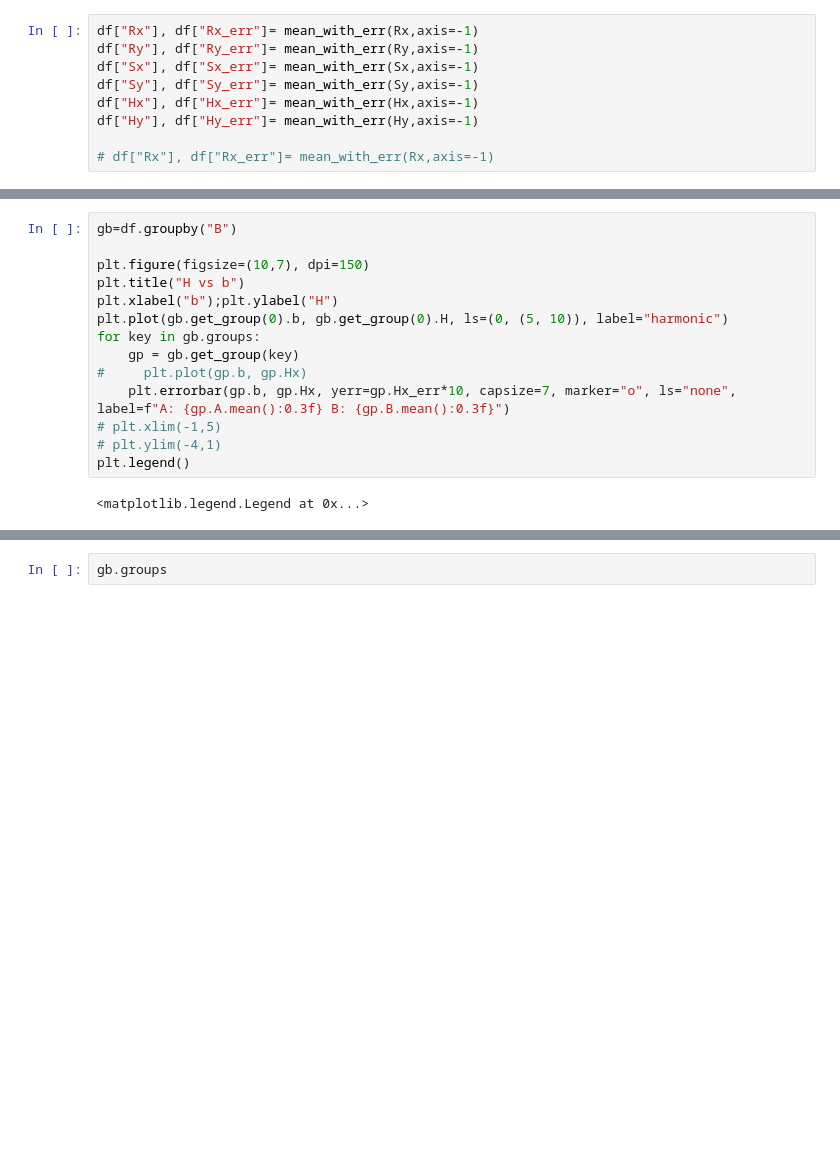
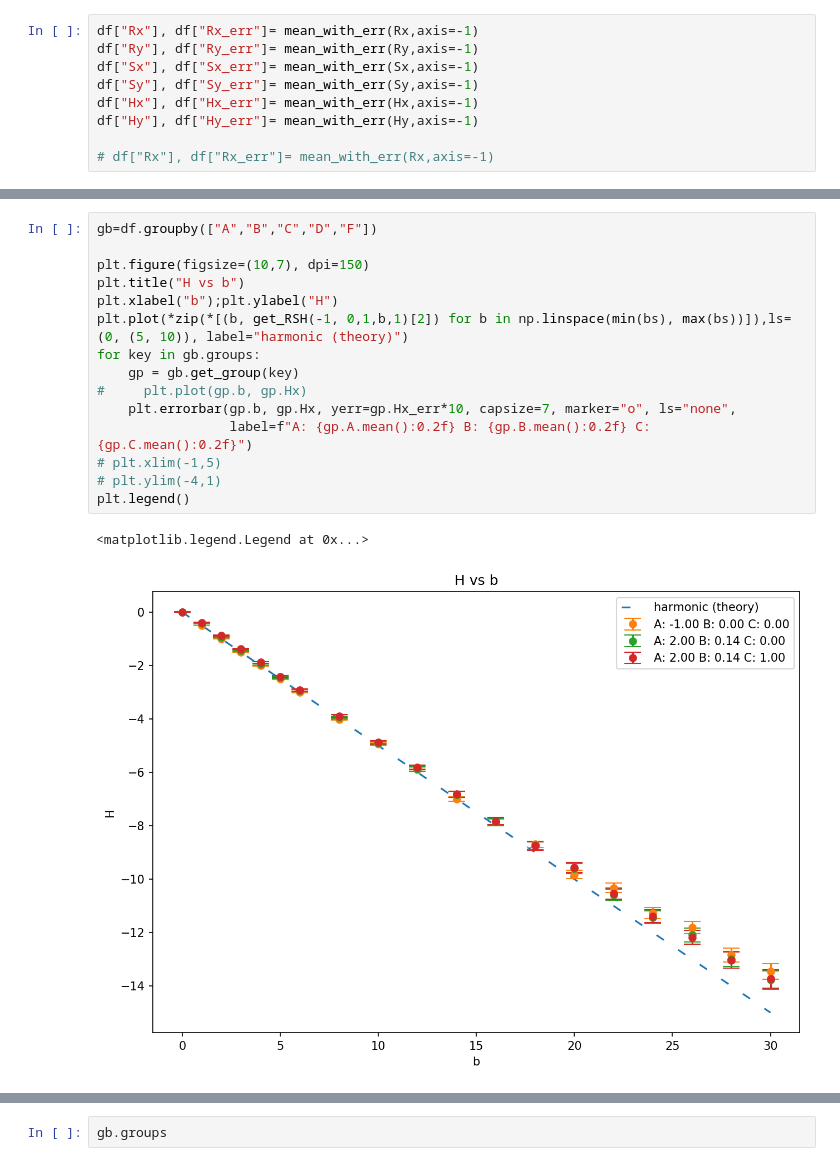
Before and after one commit to ashmat98/nsolve-sde, a Jupyter notebook: 2d check theory only memory anharmonic2.ipynb, the cells around one changed output, grey strips where cells are left out. Cells and saved outputs as stored; diff of their text form; blank space fills up the shorter version.

```diff
--- a/2d check theory only memory anharmonic2.ipynb
+++ b/2d check theory only memory anharmonic2.ipynb
@@ -168,17 +170,19 @@ df[sorted(df.columns)].round(4)
 # %%
-gb=df.groupby("B")
+gb=df.groupby(["A","B","C","D","F"])
 
 plt.figure(figsize=(10,7), dpi=150)
 plt.title("H vs b")
 plt.xlabel("b");plt.ylabel("H")
-plt.plot(gb.get_group(0).b, gb.get_group(0).H, ls=(0, (5, 10)), label="harmonic")
+plt.plot(*zip(*[(b, get_RSH(-1, 0,1,b,1)[2]) for b in np.linspace(min(bs), max(bs))]),ls=(0, (5, 10)), label="harmonic (theory)")
 for key in gb.groups:
     gp = gb.get_group(key)
 #     plt.plot(gp.b, gp.Hx)
-    plt.errorbar(gp.b, gp.Hx, yerr=gp.Hx_err*10, capsize=7, marker="o", ls="none", label=f"A: {gp.A.mean():0.3f} B: {gp.B.mean():0.3f}")
+    plt.errorbar(gp.b, gp.Hx, yerr=gp.Hx_err*10, capsize=7, marker="o", ls="none",
+                 label=f"A: {gp.A.mean():0.2f} B: {gp.B.mean():0.2f} C: {gp.C.mean():0.2f}")
 # plt.xlim(-1,5)
 # plt.ylim(-4,1)
 plt.legend()
 # %% [output]
 <matplotlib.legend.Legend at 0x...>
+[figure, added]
 # %%
```
Also changed, not shown: parts of 15 cells of this notebook.
